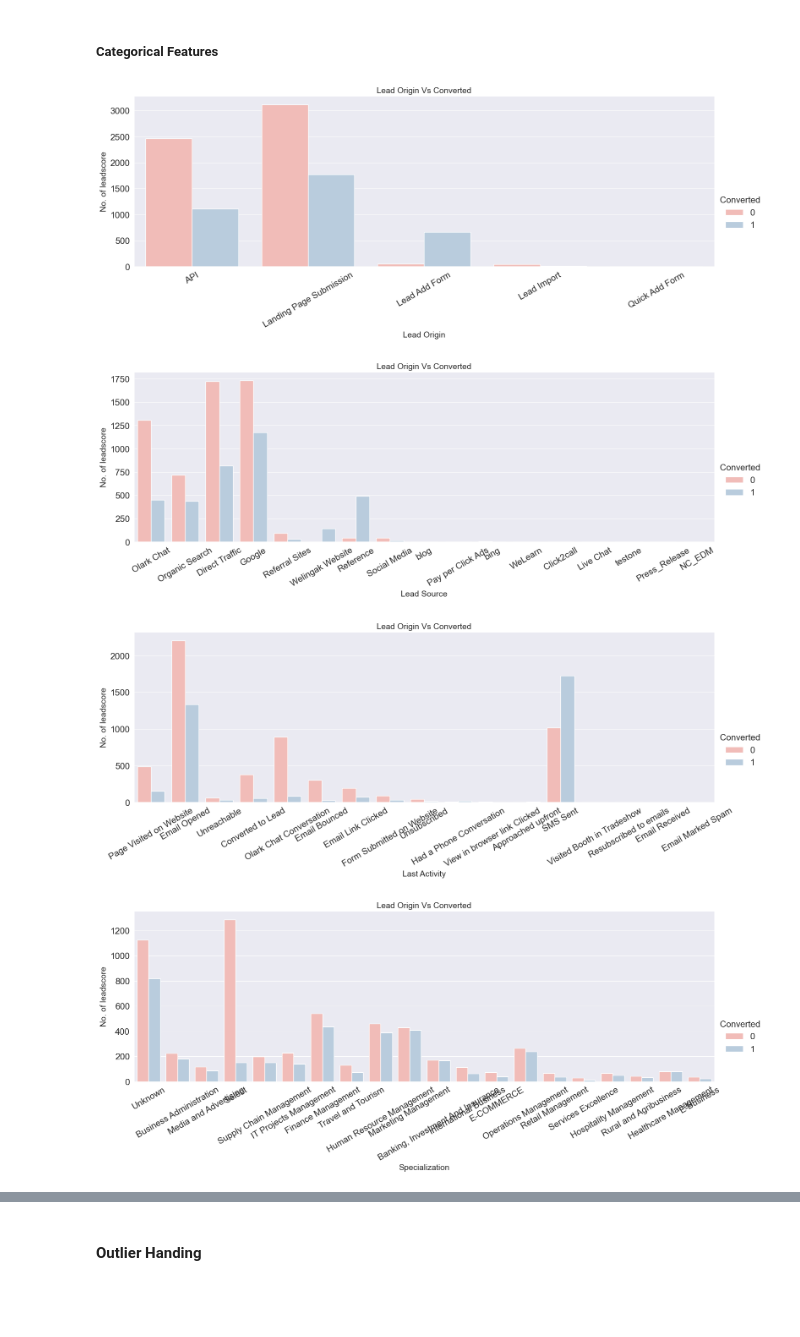
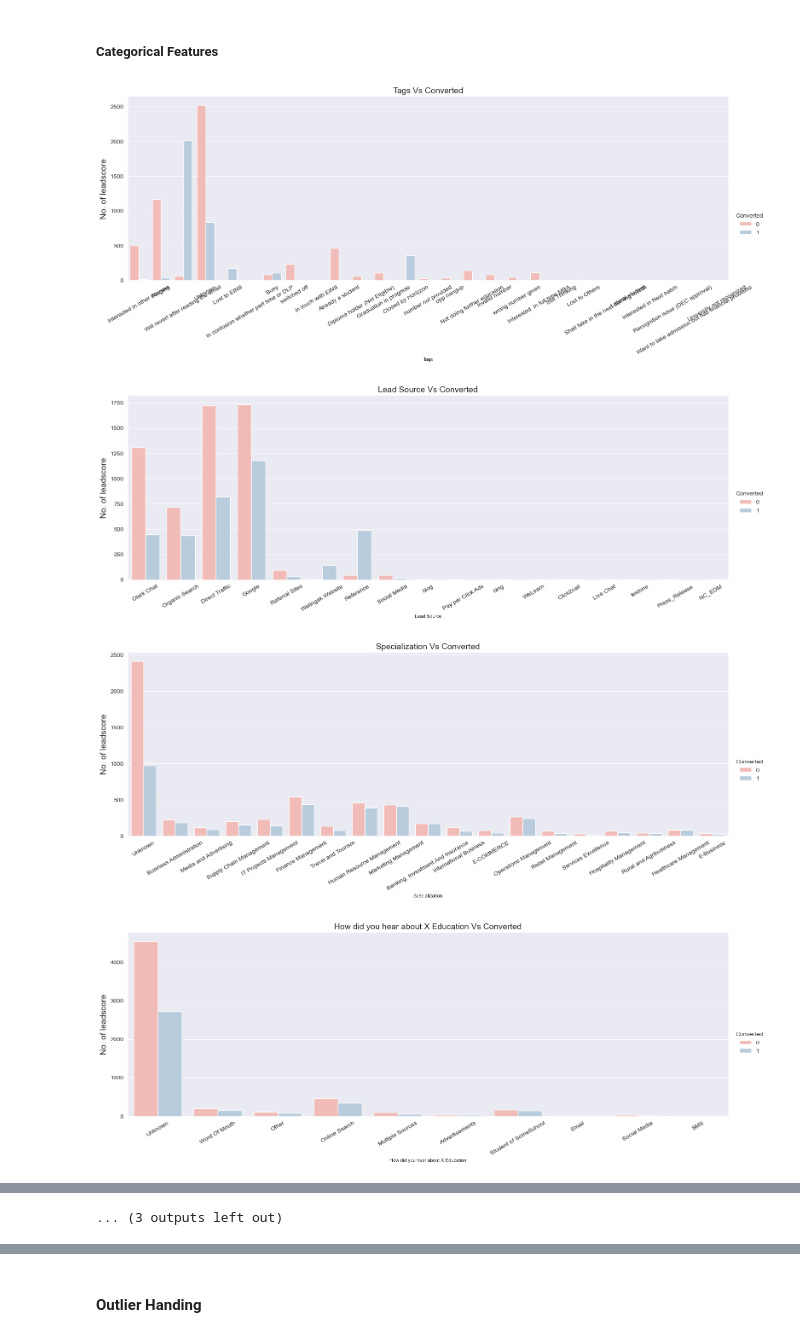
Before and after one commit to saqlain-github/LeadingScore, a Jupyter notebook: LeadScoring.ipynb, the cells around one changed output, grey strips where cells are left out. Cells and saved outputs as stored; diff of their text form; code cells hidden in the pictures; blank space fills up the shorter version.

```diff
--- a/LeadScoring.ipynb
+++ b/LeadScoring.ipynb
@@ -876,0 +931,9 @@ columns_drop.append("Tags")
+# %%
+categorical_correlation = pd.DataFrame(columns=["columns", "skeweness", "chiSquare"])
+for i in categorical_data:
+    CrosstabResult=pd.crosstab(index=leadscore[i],columns=leadscore["Converted"])
+    categorical_correlation.loc[len(categorical_correlation)] = [i,
+                                                                 round(int(list(leadscore[i].value_counts())[0])/int(sum(leadscore[i].value_counts()))*100,2) ,
+                                                                 chi2_contingency(CrosstabResult)[1], ]
+
+categorical_correlation["P<0.05"] = np.where(categorical_correlation["chiSquare"] <= 0.05, 1, 0)
@@ -876,0 +987,3 @@ columns_drop.append("Tags")
+# %%
+for i in categorical_correlation[(categorical_correlation["P<0.05"] == 0) & (categorical_correlation["skeweness"] >= 95.0)]["columns"].values:
+    columns_drop.append(i)
@@ -876,0 +1009,5 @@ columns_drop.append("Tags")
+# %%
+categorical_data = []
+for i in categorical_correlation[(categorical_correlation["P<0.05"] == 1) & (categorical_correlation["skeweness"] < 95.0)]["columns"].values:
+    categorical_data.append(i)
+categorical_data
@@ -876,0 +1032,9 @@ columns_drop.append("Tags")
+# %%
+continuous_correlation = pd.DataFrame(columns=["columns", "skeweness", "ANOVA"])
+for i in continuous_features:
+    CategoryGroupLists=leadscore.groupby('Converted')[i].apply(list)
+    continuous_correlation.loc[len(continuous_correlation)] = [i,
+                                                                 round(int(list(leadscore[i].value_counts())[0])/int(sum(leadscore[i].value_counts()))*100,2) ,
+                                                                 f_oneway(*CategoryGroupLists)[1] ]
+
+continuous_correlation["P<0.05"] = np.where(continuous_correlation["ANOVA"] <= 0.05, 1, 0)
@@ -941,17 +1141,17 @@ for i in continuous_features:
 # %% [markdown]
 ##### Categorical Features
 # %%
-categorical_columns = leadscore.select_dtypes(include='object')
-for i in categorical_columns:
-    plt.rcParams.update({'font.size': 15})
+# categorical_columns = leadscore.select_dtypes(include='object')
+for i in categorical_data:
+    plt.rcParams.update({'font.size': 10})
     plot = sns.catplot(x=i, hue = "Converted", kind="count", data=leadscore, palette="Pastel1", aspect = 3);
-    plt.title('Lead Origin Vs Converted', fontsize = 14)
-    plt.xlabel(i, fontsize = 14)
+    plt.title(i+' Vs Converted', fontsize = 14)
+    plt.xlabel(i, fontsize = 8)
     plt.ylabel("No. of leadscore", fontsize = 14)
     plt.xticks(rotation=30)
     plt.show()
 # %% [output]
-[figure, old version]
+[figure, new version]
-[figure, old version]
+[figure, new version]
-[figure, old version]
+[figure, new version]
-[figure, old version]
+[figure, new version]
@@ -962,0 +1166 @@ for i in categorical_columns:
+... (3 outputs left out)
```
Also changed, not shown: parts of 49 cells of this notebook, 1 other file.
